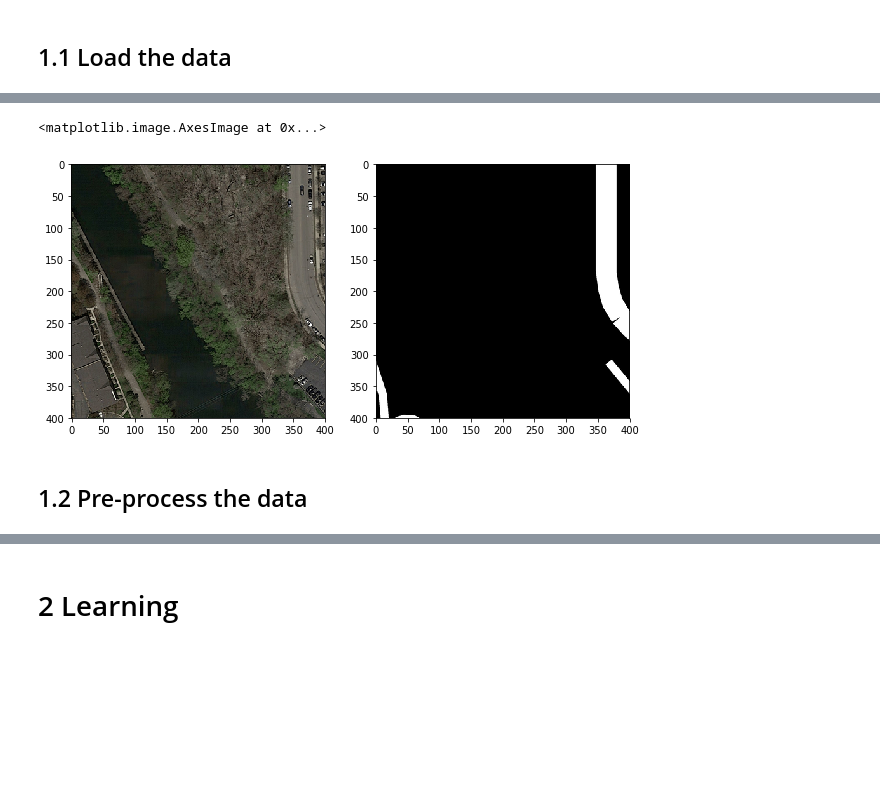
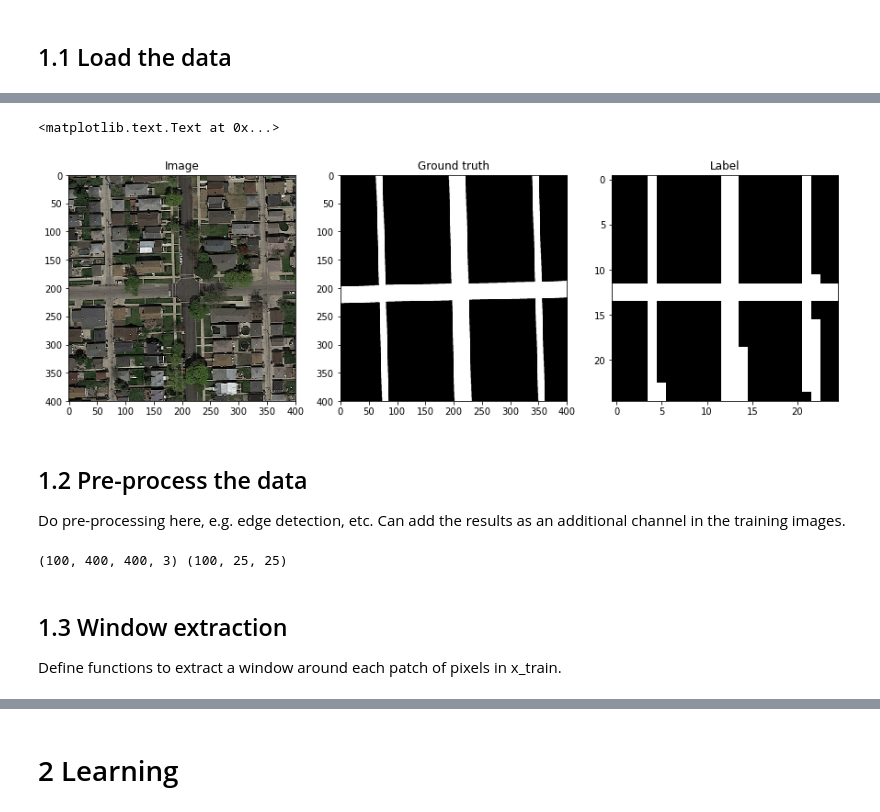
Before and after one commit to ntalabot/EPFML_Project2, a Jupyter notebook: nico_test.ipynb, the cells around one changed output, grey strips where cells are left out. Cells and saved outputs as stored; diff of their text form; code cells hidden in the pictures; blank space fills up the shorter version.

Commit message:
Updated notebook
Most things work now, still need to write cross-validation and
grid-search
Have not implemented post-processing of labels yet
Network and parameters are not optimized, results are bad

```diff
--- a/nico_test.ipynb
+++ b/nico_test.ipynb
@@ -25,29 +35,29 @@ The autoreload extension is already loaded. To reload it, use:
 # Directory and files name
 train_dir = "training/"
 tr_image_dir = train_dir + "images/"
-tr_label_dir = train_dir + "groundtruth/"
+tr_gt_dir = train_dir + "groundtruth/"
 
 tr_image_files = os.listdir(tr_image_dir)
-tr_label_files = os.listdir(tr_label_dir)
+tr_gt_files = os.listdir(tr_gt_dir)
 
 # Number of training samples
 N = len(tr_image_files)
 
 # Load the images and ground truth
-img_train = []
-label_train = []
+image_train = []
+gt_train = []
 for i in range(N):
-    img = mpimg.imread(tr_image_dir + tr_image_files[i])
-    label = mpimg.imread(tr_label_dir + tr_label_files[i])
+    image = mpimg.imread(tr_image_dir + tr_image_files[i])
+    gt = mpimg.imread(tr_gt_dir + tr_gt_files[i])
 
-    img_train.append(img)
-    label_train.append(label)
+    image_train.append(image)
+    gt_train.append(gt)
 
-# Keep only sub-set of images
-NUM_IMAGES = 5
+# Keep only sub-set of images (or = N to use them all)
+IMAGES_NUM = N
 
-img_train = np.asarray(img_train[:NUM_IMAGES])
-label_train = np.asarray(label_train[:NUM_IMAGES])
+image_train = np.asarray(image_train[:IMAGES_NUM])
+gt_train = np.asarray(gt_train[:IMAGES_NUM])
 
-print(img_train.shape, label_train.shape)
+print(image_train.shape, gt_train.shape)
 # %% [output]
@@ -55,14 +123,17 @@ print(img_train.shape, label_train.shape)
 # %%
-# Test the loading by showing image & ground truth
+# Test the loading by showing image, ground truth & label
 img_num = 0
-# Show first image and its groundtruth image
-plt.figure(figsize=(10, 10))
-plt.subplot(121)
-plt.imshow(img_train[img_num])
-plt.subplot(122)
+# Show the image and its groundtruth
+plt.figure(figsize=(15, 15))
+plt.subplot(131)
+plt.imshow(image_train[img_num])
+plt.title("Image")
+plt.subplot(132)
+plt.imshow(gt_train[img_num], cmap='gray')
+plt.title("Ground truth")
+plt.subplot(133)
 plt.imshow(label_train[img_num], cmap='gray')
+plt.title("Label")
 # %% [output]
-<matplotlib.image.AxesImage at 0x...>
+<matplotlib.text.Text at 0x...>
-[figure, old version]
+[figure, new version]
-# %% [markdown]
-## 1.2 Pre-process the data
@@ -79,3 +140,17 @@ ty = y_train
+# %% [markdown]
+## 1.2 Pre-process the data
+Do pre-processing here, e.g. edge detection, etc.
+Can add the results as an additional channel in the training images.
+# %%
+# Pre-processing; currently, do nothing
+x_train = image_train.copy()
+y_train = label_train.copy()
+print(x_train.shape, y_train.shape)
+# %% [output]
+(100, 400, 400, 3) (100, 25, 25)
+# %% [markdown]
+## 1.3 Window extraction
+Define functions to extract a window around each patch of pixels in x_train.
 # %%
 def get_window(image, window_size, i, j):
     """
```
Also changed, not shown: parts of 46 cells of this notebook, 4 other files.
